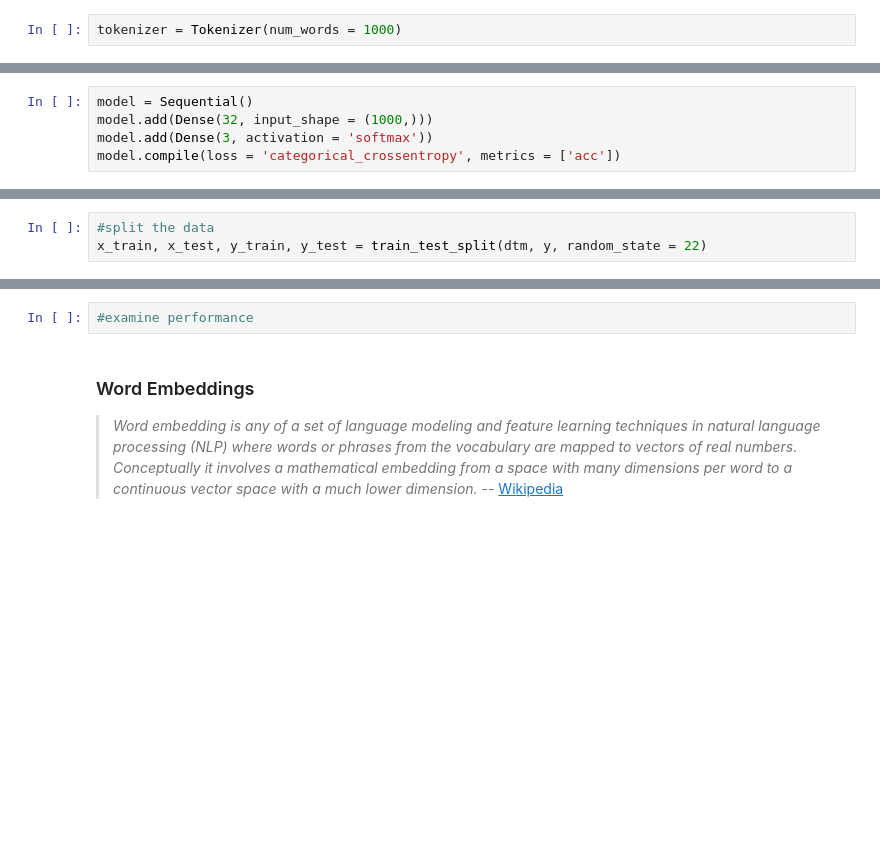
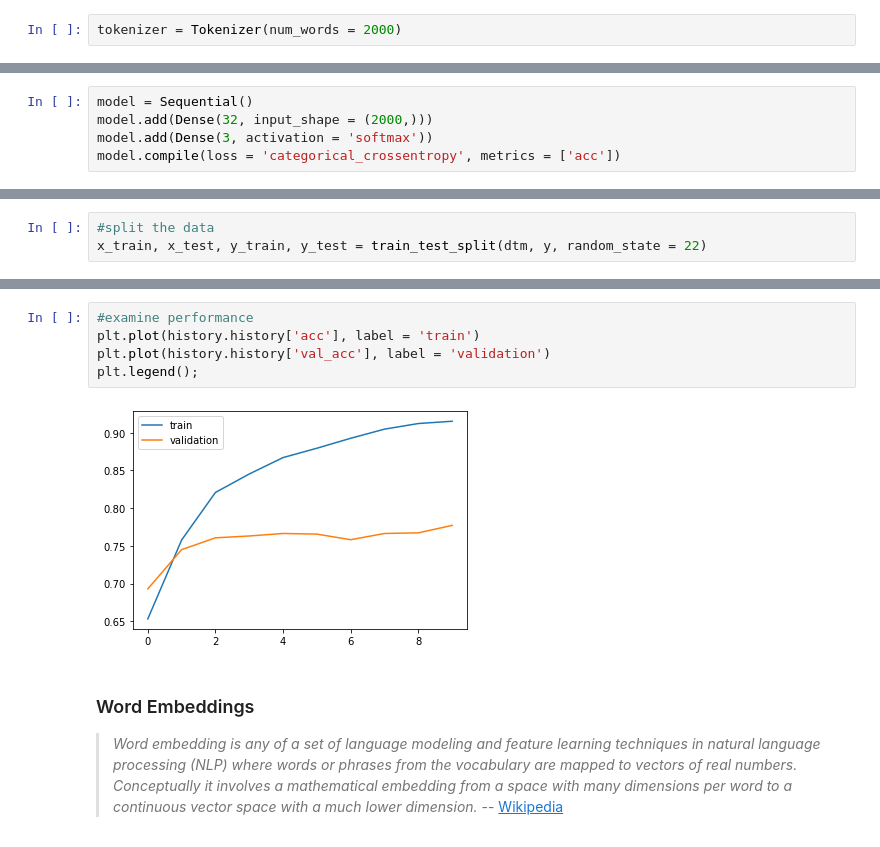
Before and after one commit to jfkoehler/october_aai, a Jupyter notebook: presi_nlp.ipynb, the cells around one changed output, grey strips where cells are left out. Saved outputs shown, nothing was run; the diff lists cells and outputs as text; blank space fills up the shorter version.

Commit message:
model data

```diff
--- a/presi_nlp.ipynb
+++ b/presi_nlp.ipynb
@@ -79,7 +79,7 @@ news.head()
 | 3 | positive | With the new production plant the... |
 | 4 | positive | According to the company 's updat... |
 # %%
-tokenizer = Tokenizer(num_words = 1000)
+tokenizer = Tokenizer(num_words = 2000)
 # %%
 #pass the numpy array as input
 tokenizer.fit_on_texts(news['headline'].values)
@@ -87,7 +87,7 @@ tokenizer.fit_on_texts(news['headline'].values)
 dtm = tokenizer.texts_to_matrix(news['headline'].values)
 # %%
 model = Sequential()
-model.add(Dense(32, input_shape = (1000,)))
+model.add(Dense(32, input_shape = (2000,)))
 model.add(Dense(3, activation = 'softmax'))
 model.compile(loss = 'categorical_crossentropy', metrics = ['acc'])
 # %%
@@ -118,5 +136,10 @@ ValueError: Creating variables on a non-first call to a function decorated with
-# %%
-#examine performance
+# %%
+#examine performance
+plt.plot(history.history['acc'], label = 'train')
+plt.plot(history.history['val_acc'], label = 'validation')
+plt.legend();
+# %% [output]
+[figure, added]
 # %% [markdown]
 ### Word Embeddings
 
```
Also changed, not shown: parts of 29 cells of this notebook, 15 other files.
